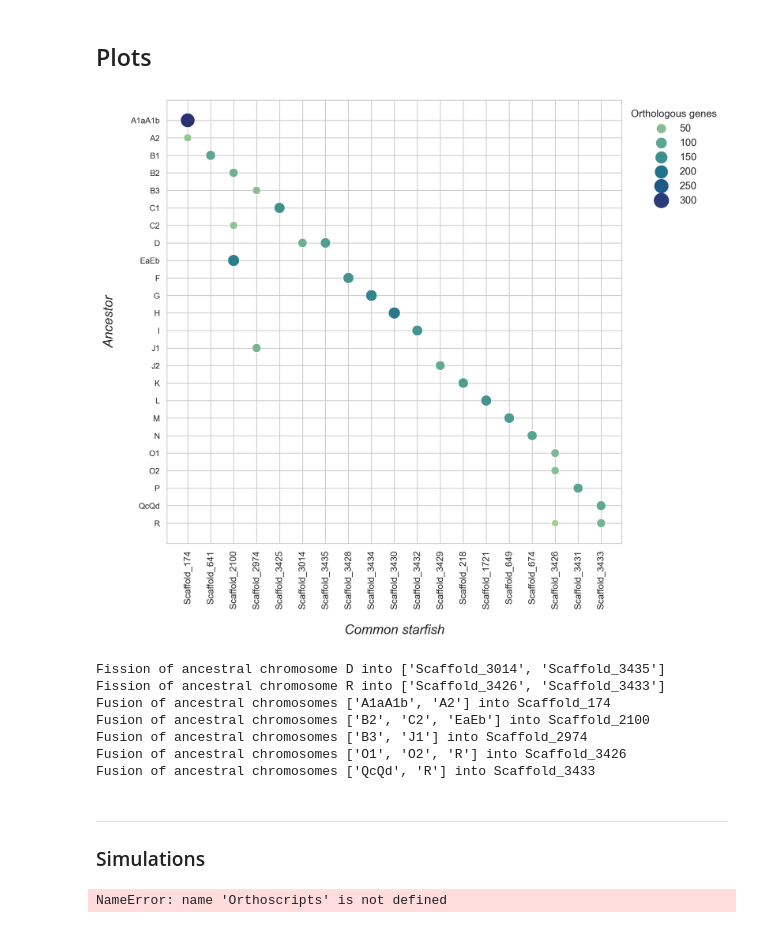
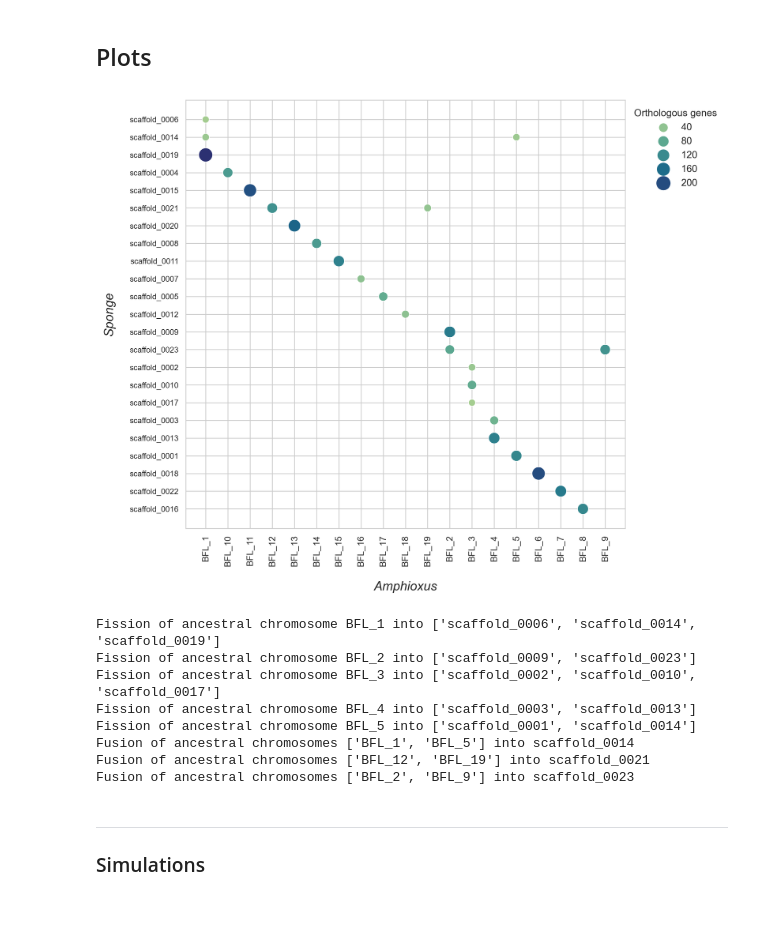
Before and after one commit to rajavat/orthology, a Jupyter notebook: Orthology.ipynb, the cells around one changed output. Saved outputs shown, nothing was run; the diff lists cells and outputs as text; code cells hidden in the pictures.

```diff
--- a/Orthology.ipynb
+++ b/Orthology.ipynb
@@ -44,6 +45,9 @@ Stichl = Orthoscripts.readBED("Data/Genelists/Stichopus.chloronotus.genelist.bed
 # Amphiura filiformis
 Ampfil = Orthoscripts.readBED("Data/Genelists/Amphiura.filiformis.genelist.bed")
 
+# Ephydatia muelleri
+Ephmue = Orthoscripts.readBED("Data/Genelists/Ephydatia.muelleri.genelist.bed")
+
 # Ancestor
 Ancestor = Orthoscripts.readBED("Data/Genelists/Ancestor.genelist.bed")
 # %% [markdown]
@@ -79,6 +83,12 @@ Pecmax_Braflo = np.loadtxt("Orthology pipeline/orthologs/Pecmax+Braflo_sensitive
 Holleu_Braflo = np.loadtxt("Orthology pipeline/orthologs/Holleu+Braflo_sensitive.txt", dtype = "str")
 
 Holleu_Ampfil = np.loadtxt("Data/Orthologs/Holothuria.leucospilota+Amphiura.filiformis.txt", dtype = "str")
+
+Braflo_Ephmue = np.loadtxt("Orthology pipeline/orthologs/Braflo+Ephmue_sensitive.txt", dtype = "str")
+
+Holleu_Ephmue = np.loadtxt("Orthology pipeline/orthologs/Holleu+Ephmue_sensitive.txt", dtype = "str")
+
+Pecmax_Ephmue = np.loadtxt("Orthology pipeline/orthologs/Pecmax+Ephmue_sensitive.txt", dtype = "str")
 # %% [markdown]
 #### Sorting out the data
 # %%
@@ -87,9 +97,13 @@ Bralan = Bralan.loc[Bralan['Chromosome'].str.contains('BFL_')]
 Braflo = Braflo.loc[Braflo['Chromosome'].str.contains('BFL_')]
 Pecmax = Pecmax.loc[Pecmax['Chromosome'].str.contains('PYE_')]
 
+# Ephmue genelist: remove suffix
+Ephmue['Name'] = Ephmue['Name'].str.rsplit('.t1').str.get(0)
+
 # Parliv genelist: select chromosomal scaffolds
 Parliv = Orthoscripts.unscaff(Parliv, 100)
 Ampfil = Orthoscripts.unscaff(Ampfil, 100)
+Ephmue = Orthoscripts.unscaff(Ephmue, 600)
 
 Astrub_Parliv = Orthoscripts.orthFix(Astrub_Parliv, 'B', 'Parliv_', 1)
 Margla_Bralan = Orthoscripts.orthFix(Margla_Bralan, 'A', '.1', 0)
@@ -113,18 +117,18 @@ KeyError: 'protein_id'
 -----
 # %% [markdown]
 ## Plots
-# %%
-AB = Orthoscripts.orthofind(Ancestor, Parliv, Holleu_Parliv)
-Orthoscripts.orthoplot(AB, 'Common starfish', 'Ancestor', 'B', 'A')
-# %% [output]
-[figure, removed]
-# %%
-Orthoscripts.rearrangements(AB)
-# %% [output]
-Fission of ancestral chromosome D into ['Scaffold_3014', 'Scaffold_3435']
-Fission of ancestral chromosome R into ['Scaffold_3426', 'Scaffold_3433']
-Fusion of ancestral chromosomes ['A1aA1b', 'A2'] into Scaffold_174
-Fusion of ancestral chromosomes ['B2', 'C2', 'EaEb'] into Scaffold_2100
-Fusion of ancestral chromosomes ['B3', 'J1'] into Scaffold_2974
-Fusion of ancestral chromosomes ['O1', 'O2', 'R'] into Scaffold_3426
-Fusion of ancestral chromosomes ['QcQd', 'R'] into Scaffold_3433
+# %%
+Orthoscripts.orthoplot(Orthoscripts.orthofind(Braflo, Ephmue, Braflo_Ephmue), 'Amphioxus', 'Sponge', 'A', 'B')
+# %% [output]
+[figure, added]
+# %%
+Orthoscripts.rearrangements(Orthoscripts.orthofind(Braflo, Ephmue, Braflo_Ephmue))
+# %% [output]
+Fission of ancestral chromosome BFL_1 into ['scaffold_0006', 'scaffold_0014', 'scaffold_0019']
+Fission of ancestral chromosome BFL_2 into ['scaffold_0009', 'scaffold_0023']
+Fission of ancestral chromosome BFL_3 into ['scaffold_0002', 'scaffold_0010', 'scaffold_0017']
+Fission of ancestral chromosome BFL_4 into ['scaffold_0003', 'scaffold_0013']
+Fission of ancestral chromosome BFL_5 into ['scaffold_0001', 'scaffold_0014']
+Fusion of ancestral chromosomes ['BFL_1', 'BFL_5'] into scaffold_0014
+Fusion of ancestral chromosomes ['BFL_12', 'BFL_19'] into scaffold_0021
+Fusion of ancestral chromosomes ['BFL_2', 'BFL_9'] into scaffold_0023
@@ -177,9 +157,0 @@ def orthofind(genelistA, genelistB, orthologies):
-# %%
-A = Orthoscripts.readBED("Simulations/sim_test/ancestor.geneslist.bed")
-B = Orthoscripts.readBED("Simulations/sim_test/speciesA.geneslist.bed")
-AB = np.loadtxt("Simulations/sim_test/ancestor+speciesA.txt", dtype = "str")
-
-AB_data = orthofind(A, B, AB)
-Orthoscripts.orthoplot(AB_data, 'Descendant', 'Ancestor', 'B', 'A')
-# %% [output]
-NameError: name 'Orthoscripts' is not defined
```
Also changed, not shown: parts of 10 cells of this notebook.
